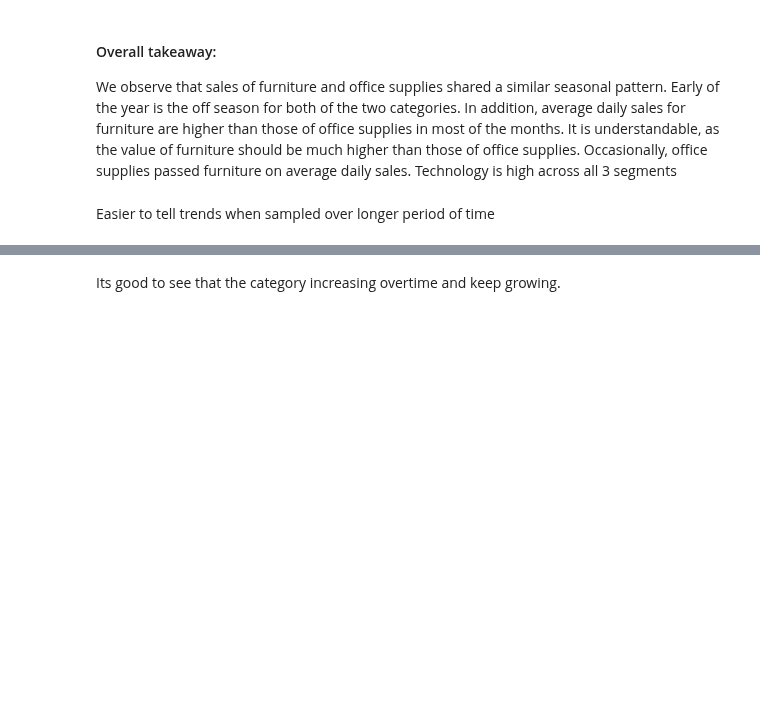
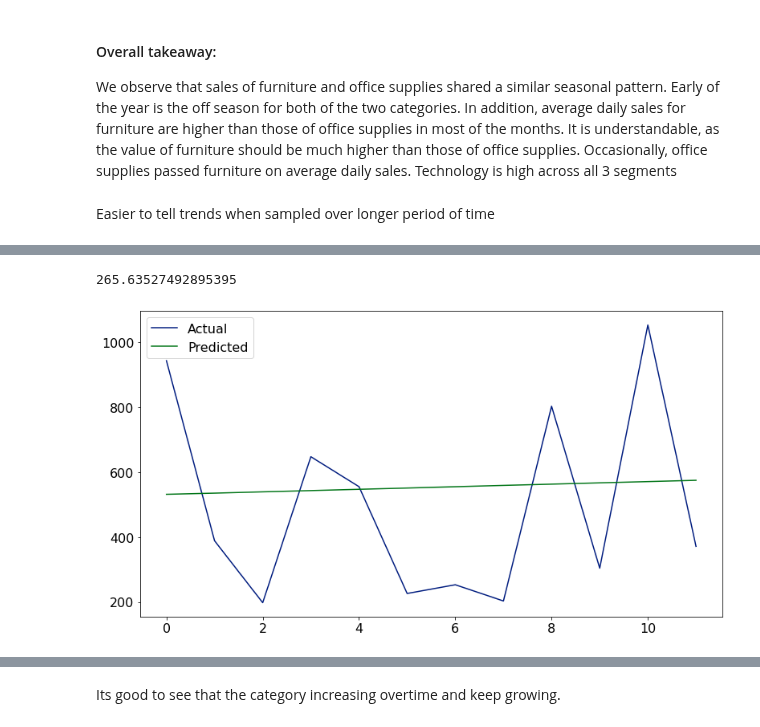
Before and after one commit to Kristofer-Rivera-and-Oliver-Ton/time_series_project, a Jupyter notebook: second_notebook.ipynb, the cells around one changed output, grey strips where cells are left out. Cells and saved outputs as stored; diff of their text form; code cells hidden in the pictures; blank space fills up the shorter version.

```diff
--- a/second_notebook.ipynb
+++ b/second_notebook.ipynb
@@ -294,3 +300,20 @@ plt.show()
+# %%
+from sklearn.metrics import mean_absolute_error
+y_true = technology_sales['y'][-12:].values
+y_pred = technology_sales_forecast['yhat'][-12:].values
+mae = mean_absolute_error(y_true, y_pred)
+# %%
+mae
+# %% [output]
+265.63527492895395
+# %%
+# plot expected vs actual
+plt.plot(y_true, label='Actual')
+plt.plot(y_pred, label='Predicted')
+plt.legend()
+plt.show()
+# %% [output]
+[figure, added]
 # %%
 technology_profit_model.plot(technology_profit_forecast, xlabel = 'Year', ylabel = 'Profit')
 plt.title('Technology Sales')
```
Also changed, not shown: parts of 24 cells of this notebook.
